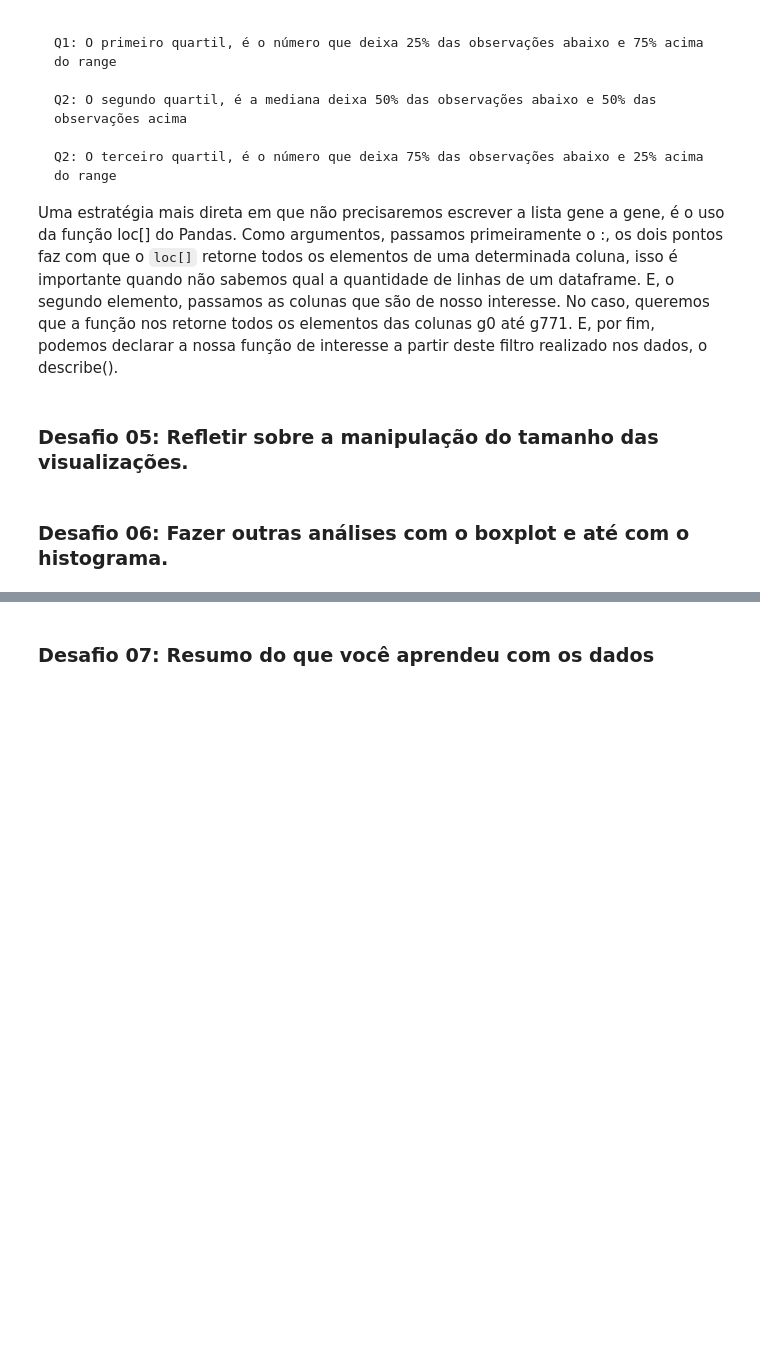
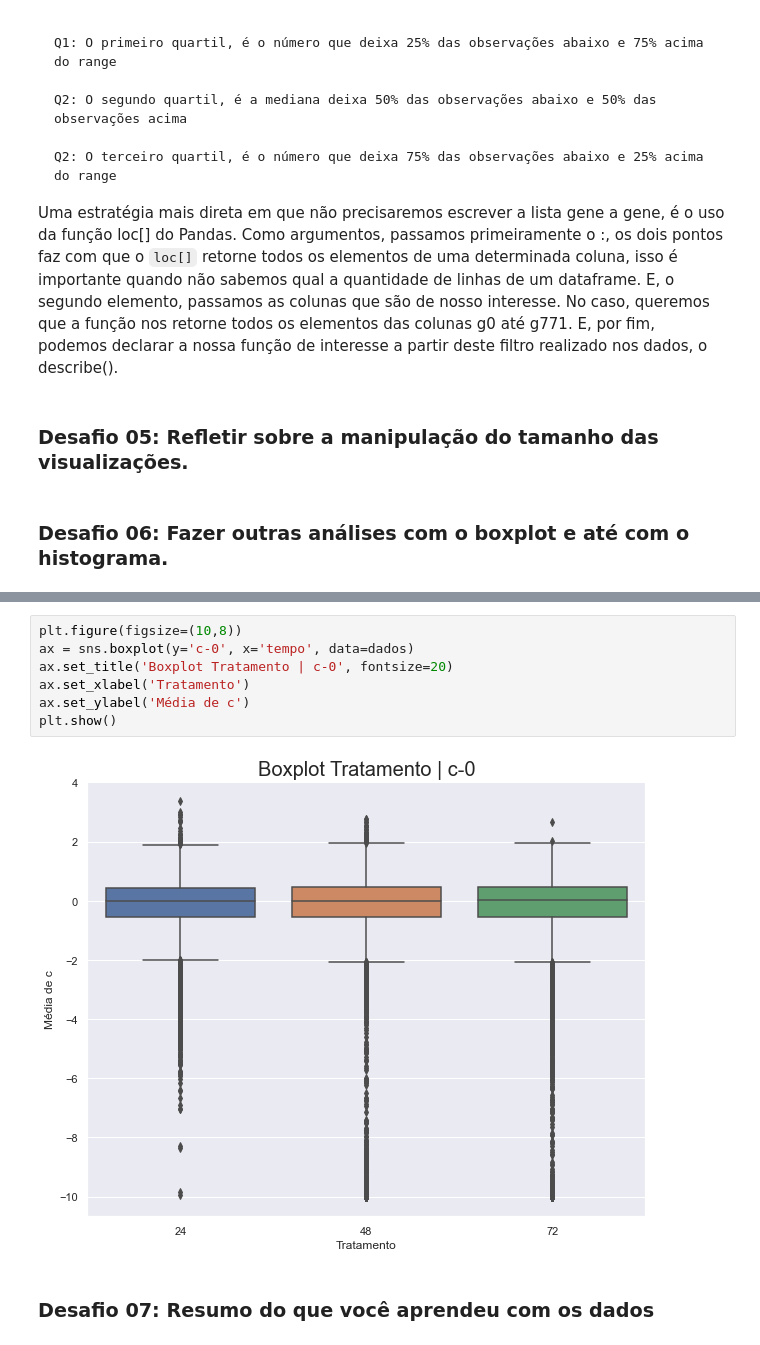
Before and after one commit to vagmartens/alura_imersaodados3, a Jupyter notebook: Alura_Aula_02.ipynb, the cells around one changed output, grey strips where cells are left out. Cells and saved outputs as stored; diff of their text form; blank space fills up the shorter version.

```diff
--- a/Alura_Aula_02.ipynb
+++ b/Alura_Aula_02.ipynb
@@ -505,2 +504,11 @@ KeyboardInterrupt:
+# %%
+plt.figure(figsize=(10,8))
+ax = sns.boxplot(y='c-0', x='tempo', data=dados)
+ax.set_title('Boxplot Tratamento | c-0', fontsize=20)
+ax.set_xlabel('Tratamento')
+ax.set_ylabel('Média de c')
+plt.show()
+# %% [output]
+[figure, added]
 # %% [markdown]
 ### Desafio 07: Resumo do que você aprendeu com os dados
```
Also changed, not shown: parts of 1 cell of this notebook.
